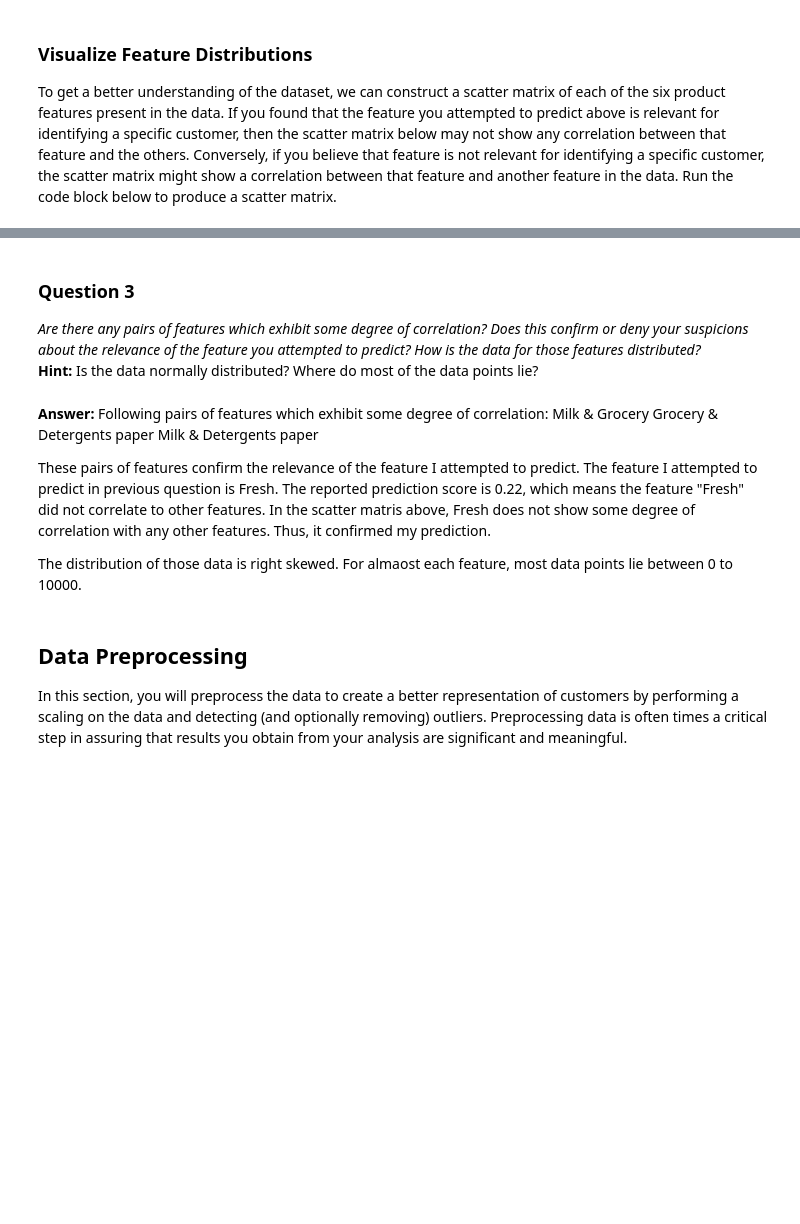
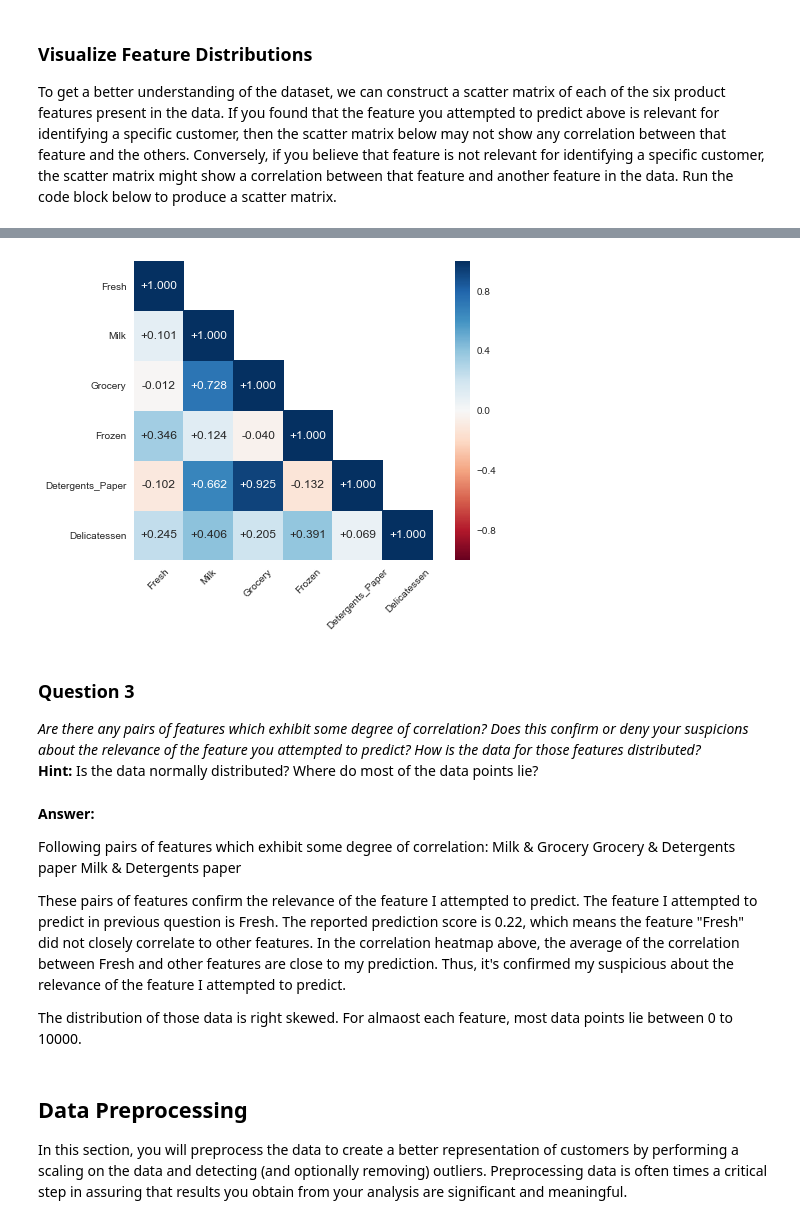
Before and after one commit to jingyany/customer_segments, a Jupyter notebook: customer_segments.ipynb, the cells around one changed output, grey strips where cells are left out. Saved outputs shown, nothing was run; the diff lists cells and outputs as text; code cells hidden in the pictures; blank space fills up the shorter version.

```diff
--- a/customer_segments.ipynb
+++ b/customer_segments.ipynb
@@ -135,15 +154,27 @@ pd.scatter_matrix(data, alpha = 0.3, figsize = (14,8), diagonal = 'kde');
+# %%
+import matplotlib.pyplot as plt
+corr = data.corr()
+mask = np.zeros_like(corr)
+mask[np.triu_indices_from(mask, 1)] = True
+with sns.axes_style("white"):
+    ax = sns.heatmap(corr, mask=mask, square=True, annot=True,
+                     cmap='RdBu', fmt='+.3f')
+    plt.xticks(rotation=45, ha='center')
+# %% [output]
+[figure, added]
 # %% [markdown]
 ### Question 3
 *Are there any pairs of features which exhibit some degree of correlation? Does this confirm or deny your suspicions about the relevance of the feature you attempted to predict? How is the data for those features distributed?*
 **Hint:** Is the data normally distributed? Where do most of the data points lie?
 # %% [markdown]
 **Answer:**
+
 Following pairs of features which exhibit some degree of correlation:
 Milk & Grocery
 Grocery & Detergents paper
 Milk & Detergents paper
 
-These pairs of features confirm the relevance of the feature I attempted to predict. The feature I attempted to predict in previous question is Fresh. The reported prediction score is 0.22, which means the feature "Fresh" did not correlate to other features. In the scatter matris above, Fresh does not show some degree of correlation with any other features. Thus, it confirmed my prediction.
+These pairs of features confirm the relevance of the feature I attempted to predict. The feature I attempted to predict in previous question is Fresh. The reported prediction score is 0.22, which means the feature "Fresh" did not closely correlate to other features. In the correlation heatmap above, the average of the correlation between Fresh and other features are close to my prediction. Thus, it's confirmed my suspicious about the relevance of the feature I attempted to predict.
 
 The distribution of those data is right skewed. For almaost each feature, most data points lie between 0 to 10000.
 # %% [markdown]
```
Also changed, not shown: parts of 6 cells of this notebook, 1 other file.
